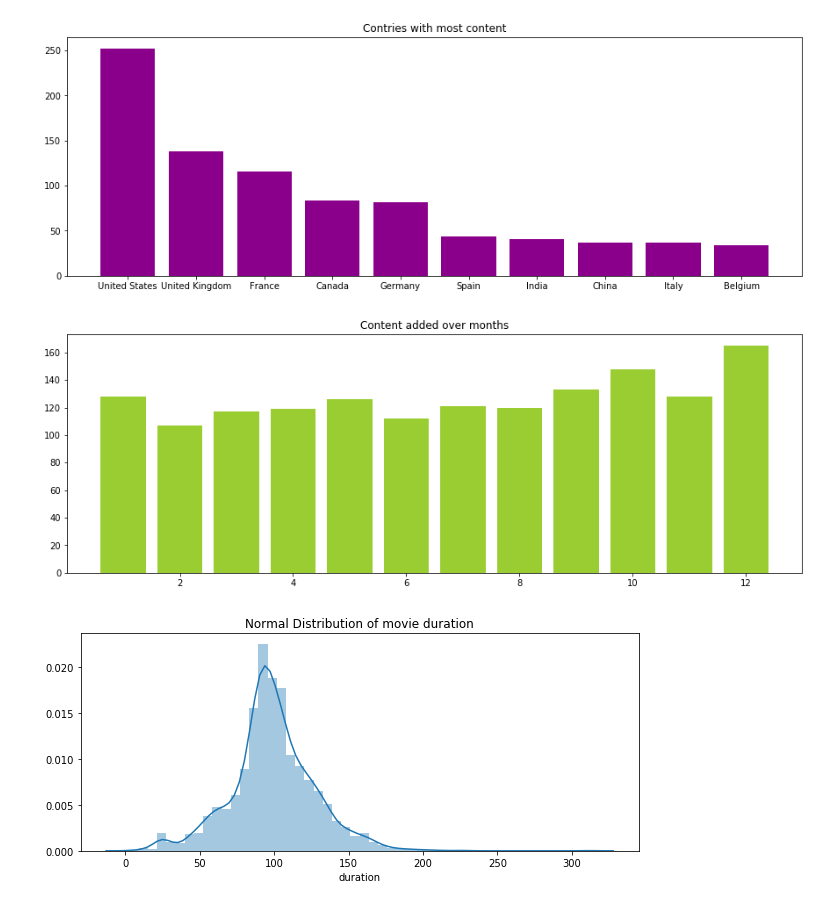
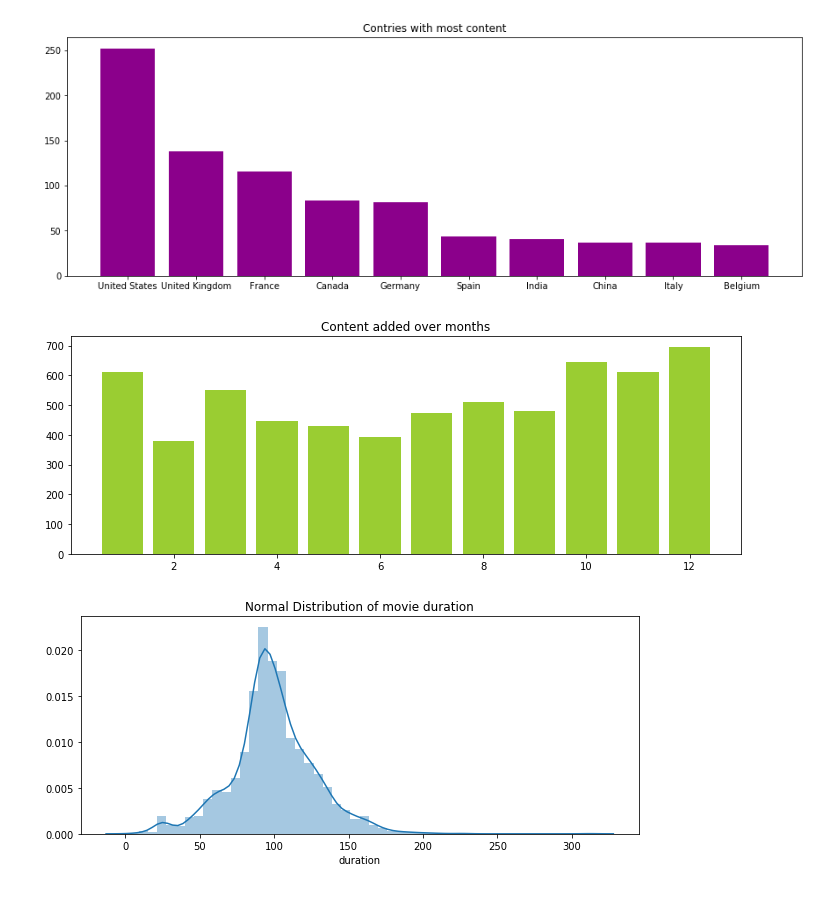
Before and after one commit to Nikhil-L/Data-Visualization, a Jupyter notebook: Netflix Shows and Movies Exploratory Data Analysis.ipynb, the cells around one changed output. Saved outputs shown, nothing was run; the diff lists cells and outputs as text; code cells hidden in the pictures.

Commit message:
Correct the value errors  arised in Content added over months

```diff
--- a/Netflix Shows and Movies Exploratory Data Analysis.ipynb
+++ b/Netflix Shows and Movies Exploratory Data Analysis.ipynb
@@ -108,26 +108,24 @@ plt.show()
 # %% [output]
 [figure]
 # %%
-months = data['date_added'].value_counts().reset_index()
-months = months.rename(columns={'index':'date_added', 'date_added':'count'})
 content_added = {}
 for i in months.date_added:
     lis = i.split()
     month = lis[0]
     if month not in content_added:
         content_added[month] = 1
     else:
         content_added[month] += 1
 content_added = pd.DataFrame(content_added.items(), columns=['month', 'count'])
 content_added['month'] = content_added['month'].replace({'January':1, 'February':2, 'March':3, 'April':4, 'May':5, 'June':6, 'July':7,
                                                 'August':8, 'September':9, 'October':10, 'November':11, 'December':12})
 content_added = content_added.sort_values('month')
-plt.bar(content_added['month'], content_added['count'], color = 'yellowgreen')
+plt.bar(content_added['month'].to_list(), content_added['count'].to_list(), color = 'yellowgreen')
 plt.title('Content added over months')
-plt.gcf().set_size_inches(15, 5, forward=True)
+plt.gcf().set_size_inches(12, 4, forward=True)
 plt.show()
 # %% [output]
-[figure, old version]
+[figure, new version]
 # %%
 movies_list = data[data['type'] == 'Movie']
 movie_duration = []
```
Also changed, not shown: parts of 2 cells of this notebook.
